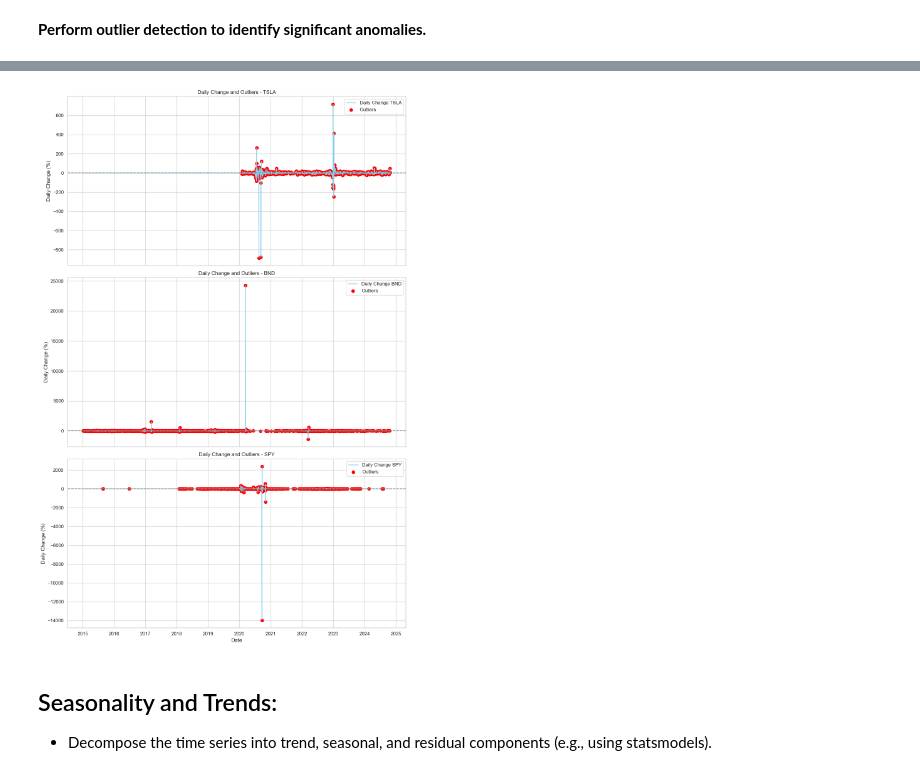
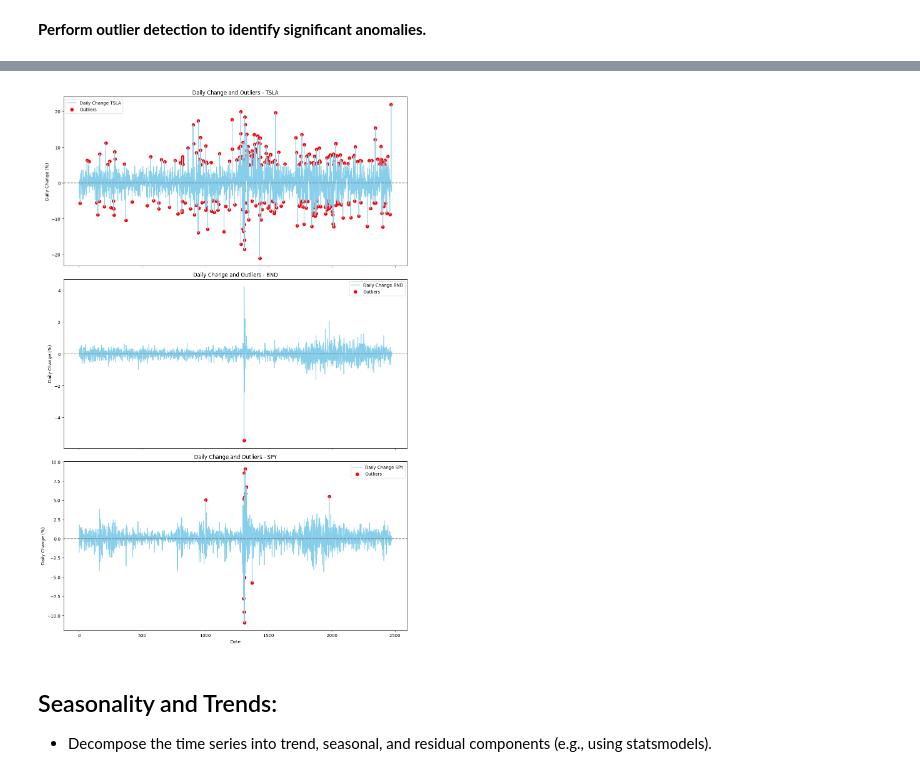
Before and after one commit to Akeab-tame/GMF-Investment-Strategies, a Jupyter notebook: notebooks/preprocess_explore_data.ipynb, the cells around one changed output, grey strips where cells are left out. Saved outputs shown, nothing was run; the diff lists cells and outputs as text; code cells hidden in the pictures.

```diff
--- a/notebooks/preprocess_explore_data.ipynb
+++ b/notebooks/preprocess_explore_data.ipynb
@@ -236,7 +239,7 @@ plt.show()
 # %%
-data['Daily Change BND'] = data['Close BND'].pct_change() * 100  # daily percentage change
+data1['Daily Change BND'] = data1['Close'].pct_change() * 100  # daily percentage change
 plt.figure(figsize=(10, 6))
-plt.plot(data.index, data['Daily Change BND'], label='BND Daily Percentage Change')
+plt.plot(data1.index, data1['Daily Change BND'], label='BND Daily Percentage Change')
 plt.title('BND Daily Percentage Change')
 plt.xlabel('Date')
 plt.ylabel('Percentage Change (%)')
@@ -247,7 +250,7 @@ plt.show()
 # %%
-data['Daily Change SPY'] = data['Close SPY'].pct_change() * 100  # daily percentage change
+data2['Daily Change SPY'] = data2['Close'].pct_change() * 100  # daily percentage change
 plt.figure(figsize=(10, 6))
-plt.plot(data.index, data['Daily Change SPY'], label='SPY Daily Percentage Change')
+plt.plot(data2.index, data2['Daily Change SPY'], label='SPY Daily Percentage Change')
 plt.title('SPY Daily Percentage Change')
 plt.xlabel('Date')
 plt.ylabel('Percentage Change (%)')
@@ -267,9 +270,15 @@ plt.show()
     - **Insight:** Tesla’s stock has high volatility in the short term. A larger standard deviation means larger price swings. Investors should be aware that despite high returns in good periods, Tesla may also experience steep declines, contributing to overall portfolio risk.
 # %%
 # Analyze volatility by calculating rolling means and standard deviations (20-day window)
-for asset in ['TSLA', 'BND', 'SPY']:
-    data[f'Rolling Mean {asset}'] = data[f'Close {asset}'].rolling(window=20).mean()
-    data[f'Rolling Std {asset}'] = data[f'Close {asset}'].rolling(window=20).std()
+for asset in ['TSLA']:
+    data[f'Rolling Mean {asset}'] = data[f'Close'].rolling(window=20).mean()
+    data[f'Rolling Std {asset}'] = data[f'Close'].rolling(window=20).std()
+for asset1 in ['BND']:
+    data1[f'Rolling Mean {asset1}'] = data1[f'Close'].rolling(window=20).mean()
+    data1[f'Rolling Std {asset1}'] = data1[f'Close'].rolling(window=20).std()
+for asset2 in ['SPY']:
+    data2[f'Rolling Mean {asset2}'] = data2[f'Close'].rolling(window=20).mean()
+    data2[f'Rolling Std {asset2}'] = data2[f'Close'].rolling(window=20).std()
 # %%
 # Plot rolling mean and standard deviation for all three assets
 plt.figure(figsize=(10, 6))
@@ -310,8 +319,8 @@ plt.show()
 # %%
 # Outlier detection: Calculate days with unusually high or low returns for all three assets
 outliers_tsla = data[data['Daily Change TSLA'].abs() > 5]
-outliers_bnd = data[data['Daily Change BND'].abs() > 5]
-outliers_spy = data[data['Daily Change SPY'].abs() > 5]
+outliers_bnd = data1[data1['Daily Change BND'].abs() > 5]
+outliers_spy = data2[data2['Daily Change SPY'].abs() > 5]
 # %%
 print("Outliers for Tesla (TSLA):")
 print(outliers_tsla[['Daily Change TSLA']])
@@ -342,37 +351,37 @@ Date
 # %%
 # Plot daily changes and highlight outliers for each asset
 fig, axs = plt.subplots(3, 1, figsize=(12, 18), sharex=True)
 
 # Plot for Tesla
-sns.lineplot(x=data.index, y=data['Daily Change TSLA'], ax=axs[0], color='skyblue', label='Daily Change TSLA')
+sns.lineplot(x=data1.index, y=data['Daily Change TSLA'], ax=axs[0], color='skyblue', label='Daily Change TSLA')
 axs[0].scatter(outliers_tsla.index, outliers_tsla['Daily Change TSLA'], color='red', label='Outliers', s=50)
 axs[0].set_title("Daily Change and Outliers - TSLA")
 axs[0].axhline(0, color='grey', linestyle='--')
 axs[0].set_ylabel("Daily Change (%)")
 axs[0].legend()
 
+# Plot for SPY
+sns.lineplot(x=data2.index, y=data2['Daily Change SPY'], ax=axs[2], color='skyblue', label='Daily Change SPY')
+axs[2].scatter(outliers_spy.index, outliers_spy['Daily Change SPY'], color='red', label='Outliers', s=50)
+axs[2].set_title("Daily Change and Outliers - SPY")
+axs[2].axhline(0, color='grey', linestyle='--')
+axs[2].set_ylabel("Daily Change (%)")
+axs[2].legend()
+
 # Plot for BND
-sns.lineplot(x=data.index, y=data['Daily Change BND'], ax=axs[1], color='skyblue', label='Daily Change BND')
+sns.lineplot(x=data1.index, y=data1['Daily Change BND'], ax=axs[1], color='skyblue', label='Daily Change BND')
 axs[1].scatter(outliers_bnd.index, outliers_bnd['Daily Change BND'], color='red', label='Outliers', s=50)
 axs[1].set_title("Daily Change and Outliers - BND")
 axs[1].axhline(0, color='grey', linestyle='--')
 axs[1].set_ylabel("Daily Change (%)")
 axs[1].legend()
 
-# Plot for SPY
-sns.lineplot(x=data.index, y=data['Daily Change SPY'], ax=axs[2], color='skyblue', label='Daily Change SPY')
-axs[2].scatter(outliers_spy.index, outliers_spy['Daily Change SPY'], color='red', label='Outliers', s=50)
-axs[2].set_title("Daily Change and Outliers - SPY")
-axs[2].axhline(0, color='grey', linestyle='--')
-axs[2].set_ylabel("Daily Change (%)")
-axs[2].legend()
-
 # Final adjustments
 plt.xlabel("Date")
 plt.tight_layout()
 plt.show()
 # %% [output]
-[figure, old version]
+[figure, new version]
 # %% [markdown]
 ## Seasonality and Trends:
 - Decompose the time series into trend, seasonal, and residual components (e.g., using statsmodels).
```
Also changed, not shown: parts of 24 cells of this notebook, 1 other file.
